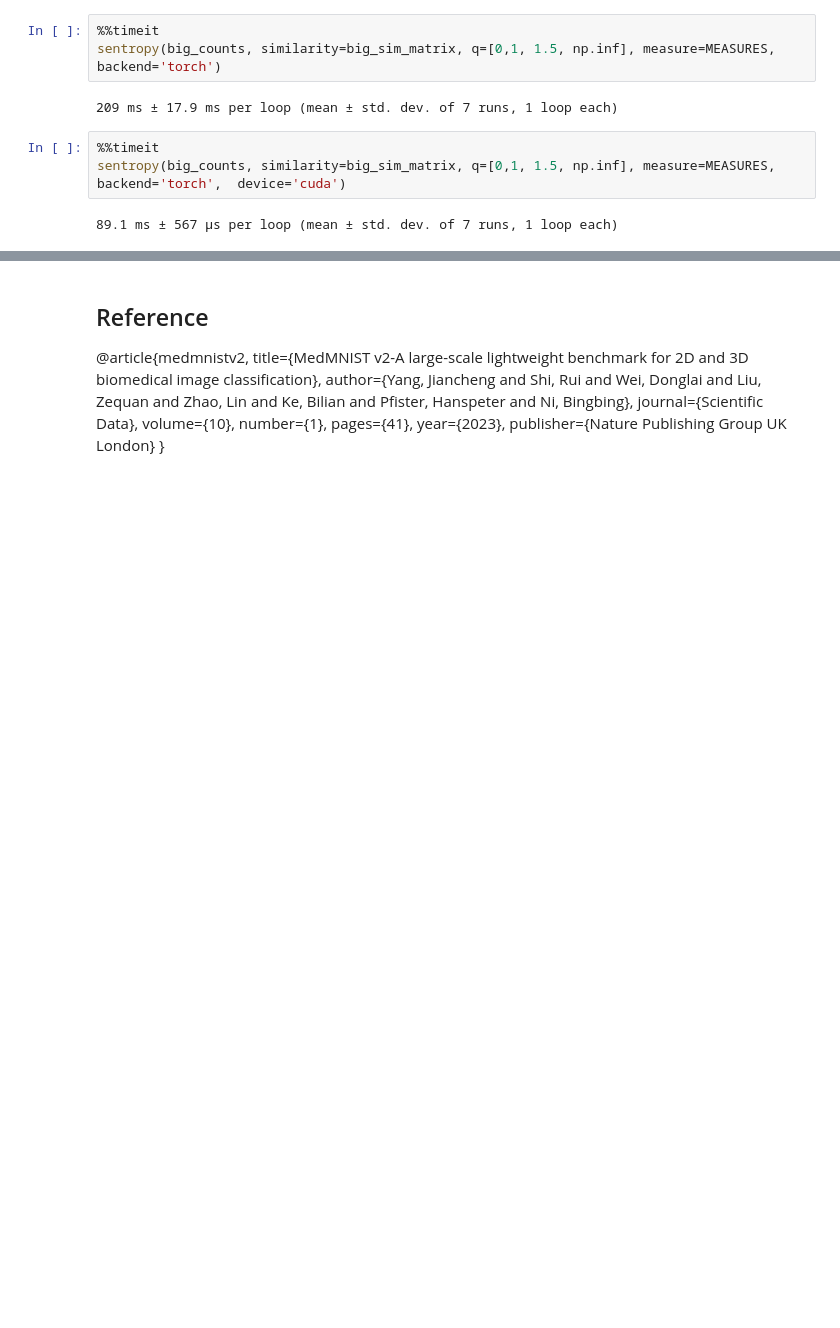
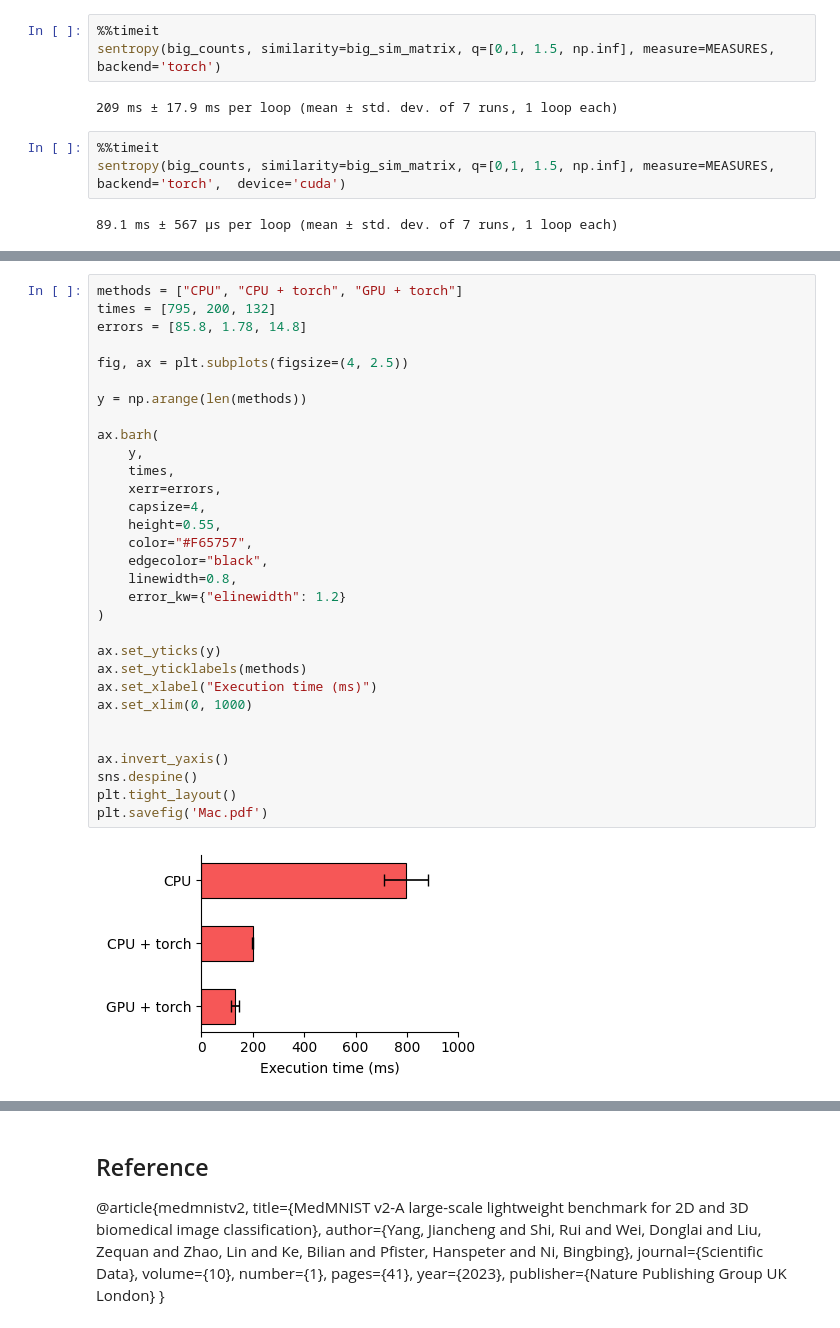
Before and after one commit to ArnaoutLab/sentropy, a Jupyter notebook: docs/performance.ipynb, the cells around one changed output, grey strips where cells are left out. Drawn from its saved outputs; the diff is of its cells as text; blank space fills up the shorter version.

```diff
--- a/docs/performance.ipynb
+++ b/docs/performance.ipynb
@@ -136,0 +177,33 @@ sentropy(big_counts, similarity=big_sim_matrix, q=[0,1, 1.5, np.inf], measure=ME
+# %%
+methods = ["CPU", "CPU + torch", "GPU + torch"]
+times = [795, 200, 132]
+errors = [85.8, 1.78, 14.8]
+
+fig, ax = plt.subplots(figsize=(4, 2.5))
+
+y = np.arange(len(methods))
+
+ax.barh(
+    y,
+    times,
+    xerr=errors,
+    capsize=4,
+    height=0.55,
+    color="#F65757",
+    edgecolor="black",
+    linewidth=0.8,
+    error_kw={"elinewidth": 1.2}
+)
+
+ax.set_yticks(y)
+ax.set_yticklabels(methods)
+ax.set_xlabel("Execution time (ms)")
+ax.set_xlim(0, 1000)
+
+
+ax.invert_yaxis()
+sns.despine()
+plt.tight_layout()
+plt.savefig('Mac.pdf')
+# %% [output]
+[figure, added]
```
Also changed, not shown: parts of 4 cells of this notebook, 1 other file.
